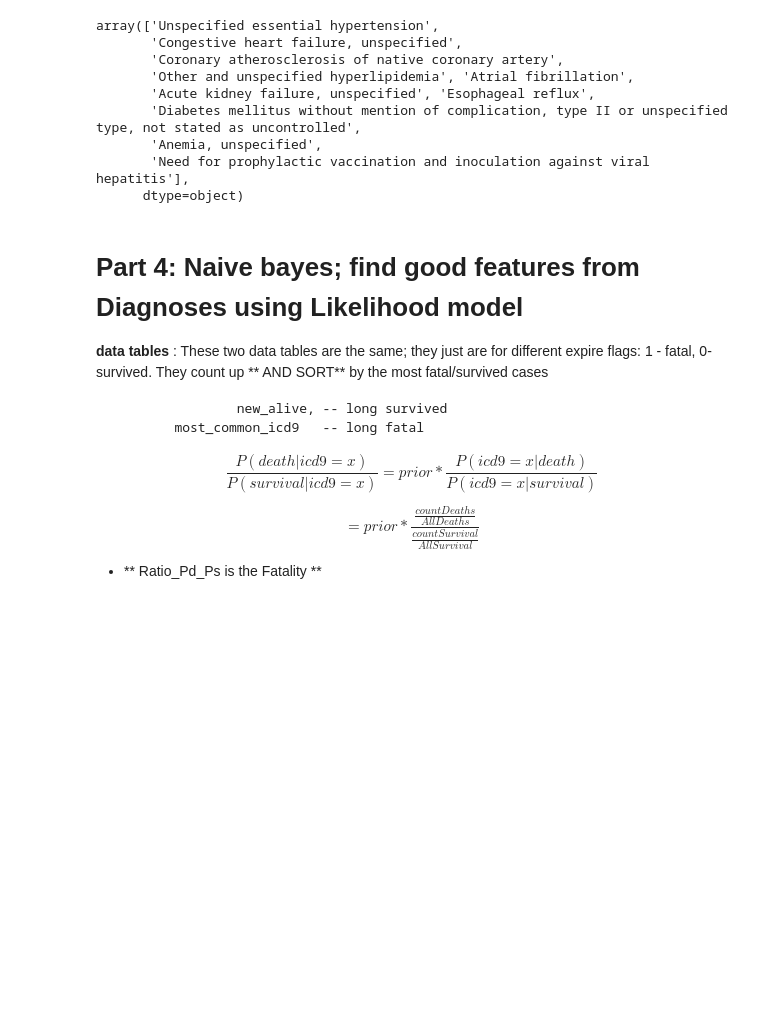
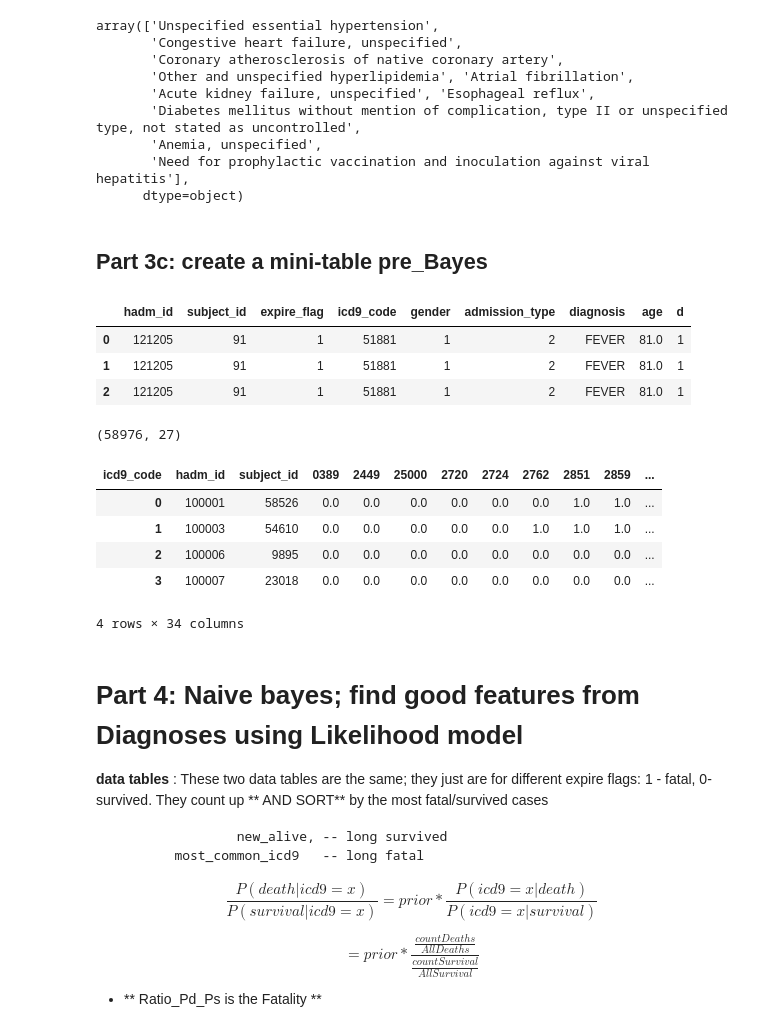
Before and after one commit to billiescodes/mortality_in_ICU, a Jupyter notebook: 01_ExploratoryAnalysis.ipynb, the cells around one changed output. Drawn from its saved outputs; the diff is of its cells as text; code cells hidden in the pictures; blank space fills up the shorter version.

```diff
--- a/01_ExploratoryAnalysis.ipynb
+++ b/01_ExploratoryAnalysis.ipynb
@@ -889,3 +889,5 @@ array(['Unspecified essential hypertension',
        'Anemia, unspecified',
        'Need for prophylactic vaccination and inoculation against viral hepatitis'],
       dtype=object)
+# %% [markdown]
+## Part 3c: create a mini-table pre_Bayes
@@ -891,0 +909,27 @@ array(['Unspecified essential hypertension',
+# %%
+"""
+    Uses df_model (created in part 4.)
+    rerun part 4 if running from scratch
+"""
+
+### Choose only rows with these codes
+fatal_codes = tmp_fatal.icd9_code.unique()
+alive_codes = tmp_alive.icd9_code.unique()
+
+### use df_expired and df_alive to create
+a = df_expired[df_expired.loc[:,'icd9_code'].isin(fatal_codes)]
+b = df_alive[df_alive.loc[:,'icd9_code'].isin(alive_codes)]
+total = pd.concat([a,b])
+
+pre_bayes  = pd.merge(total, df_model, how='left', on='hadm_id')
+# %%
+### clean up pre-bayes a little
+pre_bayes = pre_bayes.drop(['expire_flag_x','subject_id_x', 'icd9_code_y', 'year'], axis=1)
+pre_bayes.rename(columns={'icd9_code_x': 'icd9_code' },inplace=True)
+# %%
+pre_bayes[:3]
+# %% [output]
+|  | hadm_id | subject_id | expire_flag | icd9_code | gender | admission_type | diagnosis | age | d |
+| 0 | 121205 | 91 | 1 | 51881 | 1 | 2 | FEVER | 81.0 | 1 |
+| 1 | 121205 | 91 | 1 | 51881 | 1 | 2 | FEVER | 81.0 | 1 |
+| 2 | 121205 | 91 | 1 | 51881 | 1 | 2 | FEVER | 81.0 | 1 |
@@ -891,0 +940,4 @@ array(['Unspecified essential hypertension',
+# %%
+pre_tmp =
+# %% [output]
+(58976, 27)
@@ -891,0 +951,16 @@ array(['Unspecified essential hypertension',
+# %%
+""" pre- refers to pre-Bayes"""
+pre_pivot = pd.pivot_table(pre_bayes, values='d', index=['hadm_id','subject_id'], columns=['icd9_code'])
+# %%
+### flatten the index, and fill NaN's with 0
+pre_pivot.reset_index(col_level=0, inplace = True)
+pre_pivot.fillna(0, inplace=True)
+# %%
+pre_pivot[:4]
+# %% [output]
+| icd9_code | hadm_id | subject_id | 0389 | 2449 | 25000 | 2720 | 2724 | 2762 | 2851 | 2859 | ... |
+| 0 | 100001 | 58526 | 0.0 | 0.0 | 0.0 | 0.0 | 0.0 | 0.0 | 1.0 | 1.0 | ... |
+| 1 | 100003 | 54610 | 0.0 | 0.0 | 0.0 | 0.0 | 0.0 | 1.0 | 1.0 | 1.0 | ... |
+| 2 | 100006 | 9895 | 0.0 | 0.0 | 0.0 | 0.0 | 0.0 | 0.0 | 0.0 | 0.0 | ... |
+| 3 | 100007 | 23018 | 0.0 | 0.0 | 0.0 | 0.0 | 0.0 | 0.0 | 0.0 | 0.0 | ... |
+4 rows × 34 columns
```
Also changed, not shown: parts of 8 cells of this notebook.
